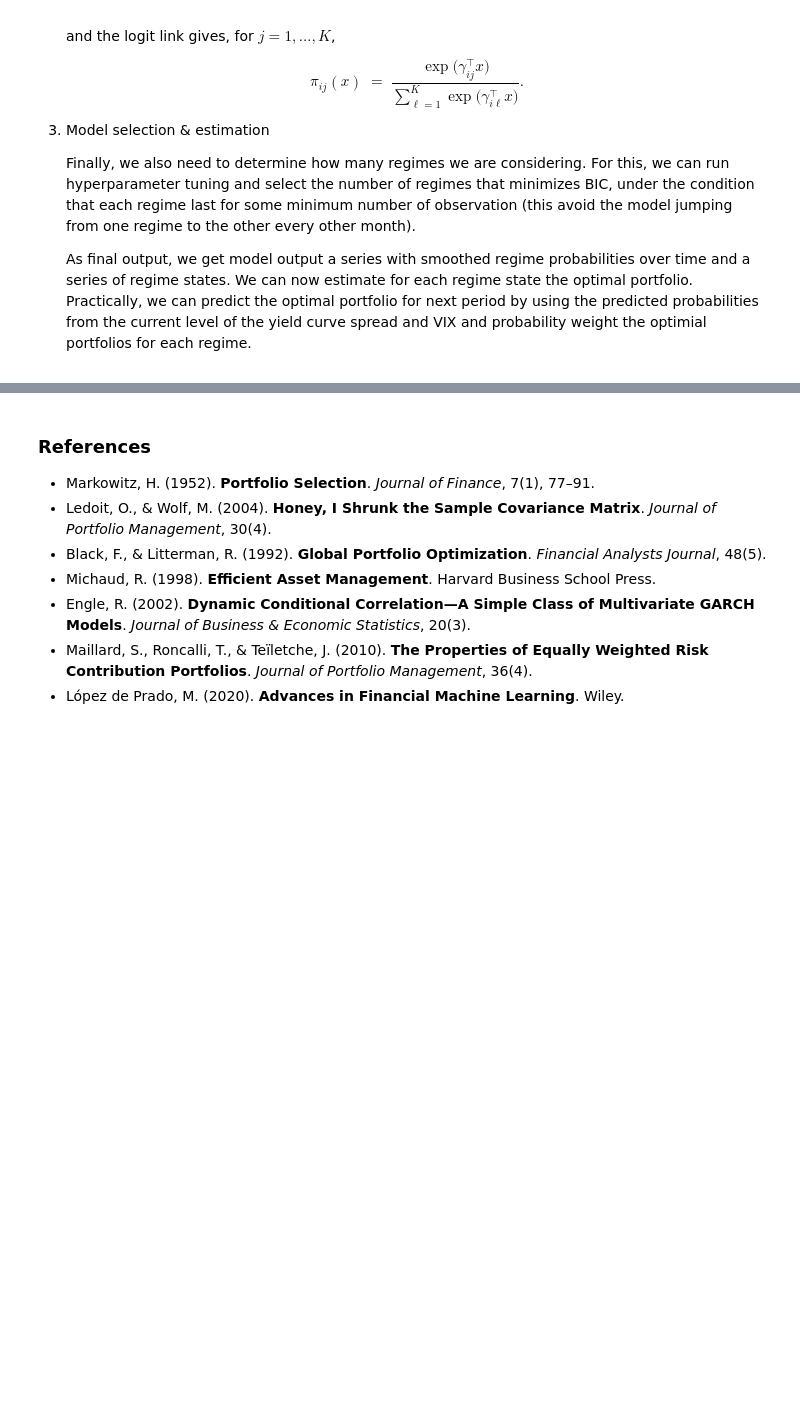
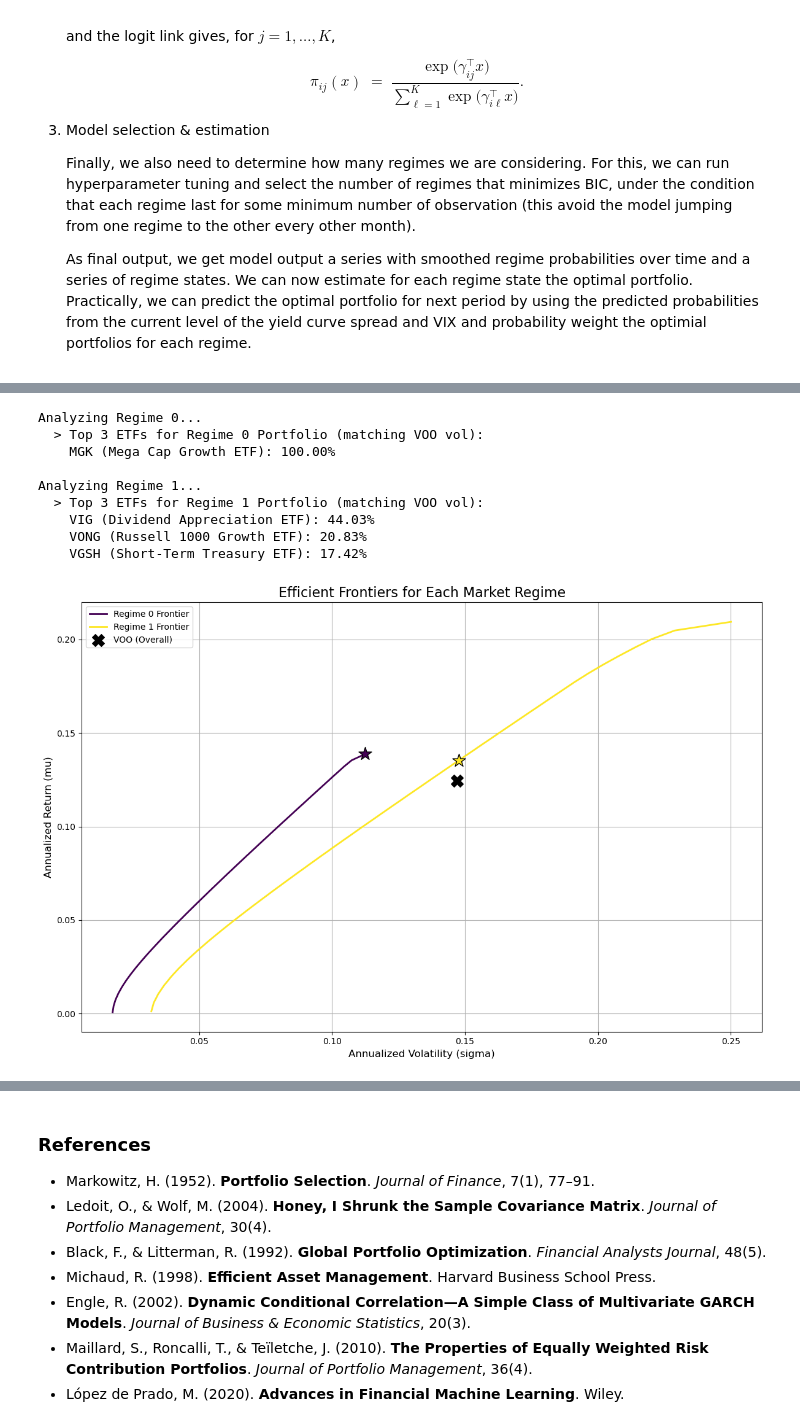
Before and after one commit to Fresearch99/etf_portfolio_optimization, a Jupyter notebook: Optimal_Portfolio_Analysis.ipynb, the cells around one changed output, grey strips where cells are left out. Cells and saved outputs as stored; diff of their text form; code cells hidden in the pictures; blank space fills up the shorter version.

```diff
--- a/Optimal_Portfolio_Analysis.ipynb
+++ b/Optimal_Portfolio_Analysis.ipynb
@@ -2340,13 +2375,12 @@ Combine regime probabilities with pre‑computed optimal portfolios to adapt all
 # %%
-# ==============================================================================
-print("\n--- Section 6: Building and Backtesting the Dynamic Strategy ---")
-# --- 6a. Calculate Regime-Specific Optimal Portfolios ---
+# --- Calculate Regime-Specific Optimal Portfolios ---
 # We compute a separate optimal portfolio for each identified regime.
 regime_frontiers = {}
 regime_optimal_weights = {}
 plt.figure(figsize=(12, 8))
 colors = plt.cm.viridis(np.linspace(0, 1, best_k))
 
+n_assets = len(etf_symbols)
 for i in range(best_k):
     print(f"\nAnalyzing Regime {i}...")
     in_regime_periods = regime_series == i
@@ -2391,34 +2425,42 @@ for i in range(best_k):
         w_fallback = np.array([1.0 if s == "VOO" else 0.0 for s in etf_symbols])
         regime_optimal_weights[i] = w_fallback
 
 # Finalize and show the plot of all regime frontiers
 plt.scatter([voo_sigma_annual], [voo_mu_annual], color="black", marker="X", s=200, label="VOO (Overall)", zorder=5)
 plt.title("Efficient Frontiers for Each Market Regime", fontsize=16)
 plt.xlabel("Annualized Volatility (sigma)", fontsize=12)
 plt.ylabel("Annualized Return (mu)", fontsize=12)
 plt.legend()
 plt.grid(True)
 plt.tight_layout()
 plt.show()
 
-# --- 6b. Backtest the Dynamic Strategy ---
+# ---  Backtest the Dynamic Strategy ---
 # At each month, the portfolio is a blend of the regime-optimal portfolios,
 # weighted by the smoothed probability of being in each regime at that time.
 dynamic_weights_list = []
 for t in range(len(returns_final)):
     probs_t = smoothed_probs.iloc[t]
     blended_w = np.zeros(n_assets)
     # Create blended portfolio by weighting each regime's portfolio by its probability
     for i in range(best_k):
         if i in regime_optimal_weights:
             blended_w += probs_t[i] * regime_optimal_weights[i]
     dynamic_weights_list.append(blended_w / blended_w.sum())
 
 # Calculate the monthly returns of this dynamic portfolio
 dynamic_port_returns = np.sum(
     np.array(dynamic_weights_list) * returns_final[etf_symbols].values, axis=1
 )
 dynamic_returns_series = pd.Series(dynamic_port_returns, index=returns_final.index)
-
-
-# ==============================================================================
+# %% [output]
+Analyzing Regime 0...
+  > Top 3 ETFs for Regime 0 Portfolio (matching VOO vol):
+    MGK (Mega Cap Growth ETF): 100.00%
+
+Analyzing Regime 1...
+  > Top 3 ETFs for Regime 1 Portfolio (matching VOO vol):
+    VIG (Dividend Appreciation ETF): 44.03%
+    VONG (Russell 1000 Growth ETF): 20.83%
+    VGSH (Short-Term Treasury ETF): 17.42%
+[figure, added]
```
Also changed, not shown: parts of 22 cells of this notebook.
